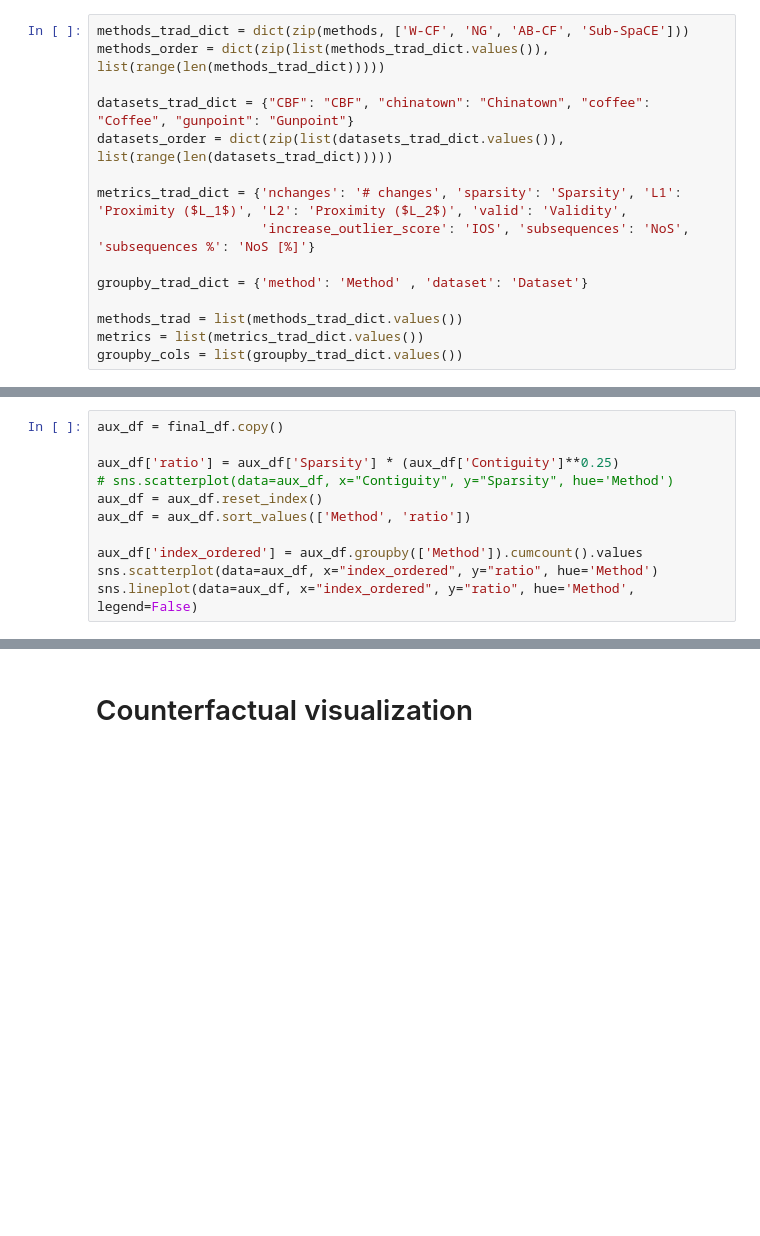
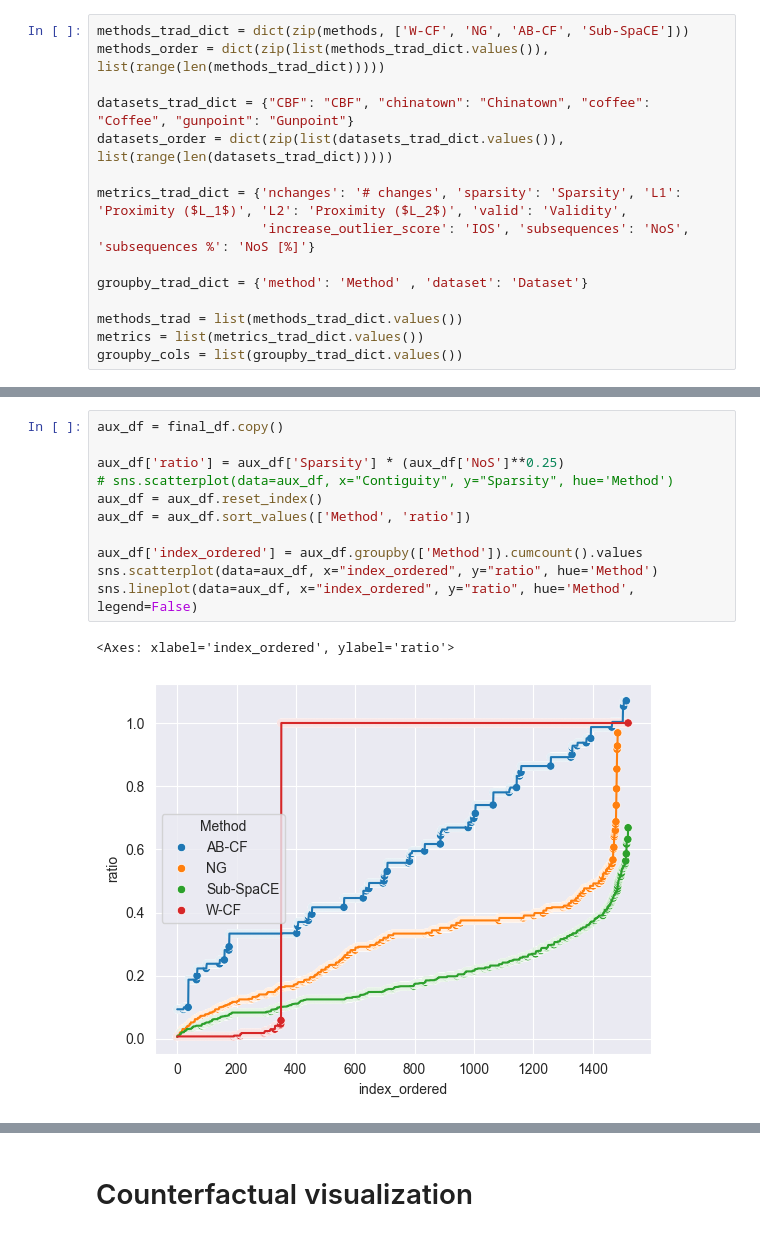
Before and after one commit to MarioRefoyo/Sub-SpaCE, a Jupyter notebook: experiments/evaluation/result_tables_and_visualizations.ipynb, the cells around one changed output, grey strips where cells are left out. Drawn from its saved outputs; the diff is of its cells as text; blank space fills up the shorter version.

```diff
--- a/experiments/evaluation/result_tables_and_visualizations.ipynb
+++ b/experiments/evaluation/result_tables_and_visualizations.ipynb
@@ -300,14 +304,17 @@ sns.lineplot(data=aux_df, x="index_ordered", y="ratio", hue='Method', legend=Fal
 # %%
 aux_df = final_df.copy()
 
-aux_df['ratio'] = aux_df['Sparsity'] * (aux_df['Contiguity']**0.25)
+aux_df['ratio'] = aux_df['Sparsity'] * (aux_df['NoS']**0.25)
 # sns.scatterplot(data=aux_df, x="Contiguity", y="Sparsity", hue='Method')
 aux_df = aux_df.reset_index()
 aux_df = aux_df.sort_values(['Method', 'ratio'])
 
 aux_df['index_ordered'] = aux_df.groupby(['Method']).cumcount().values
 sns.scatterplot(data=aux_df, x="index_ordered", y="ratio", hue='Method')
 sns.lineplot(data=aux_df, x="index_ordered", y="ratio", hue='Method', legend=False)
+# %% [output]
+<Axes: xlabel='index_ordered', ylabel='ratio'>
+[figure, added]
 # %%
 aux_df = final_df.copy()
 
```
Also changed, not shown: parts of 17 cells of this notebook, 15 other files.
